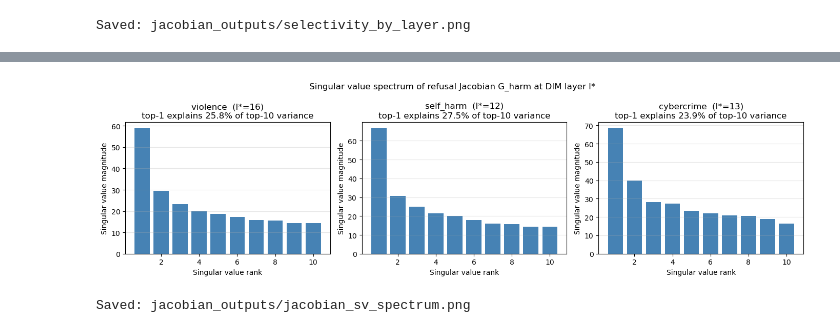
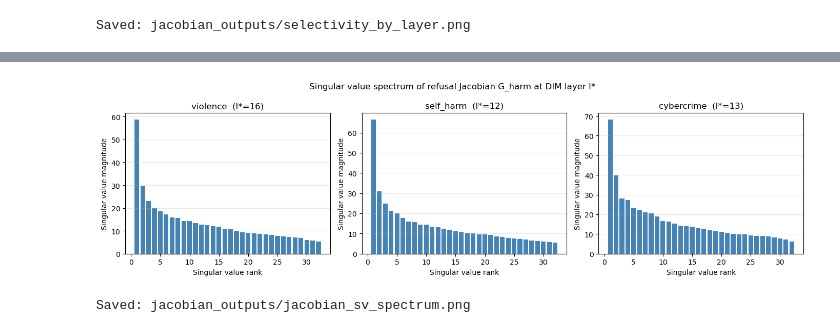
Before and after one commit to sbamit/Geometric-Auditing-Framework, a Jupyter notebook: phase1/01d_jacobian_svd_side_effects.ipynb, the cells around one changed output, grey strips where cells are left out. Drawn from its saved outputs; the diff is of its cells as text; code cells hidden in the pictures.

```diff
--- a/phase1/01d_jacobian_svd_side_effects.ipynb
+++ b/phase1/01d_jacobian_svd_side_effects.ipynb
@@ -305,6 +305,13 @@ Saved to jacobian_outputs/
 # ── Cell 8b (optional): Reload saved Jacobians to skip Cell 8 ─────────────────
 # Uncomment and run this cell instead of Cell 8 if Jacobians were already computed.
 
-# G_harm = torch.load('jacobian_outputs/G_harm.pt', map_location='cpu')
-# G_ben  = torch.load('jacobian_outputs/G_ben.pt',  map_location='cpu')
-# print('Loaded saved Jacobians.')
+G_harm = torch.load('jacobian_outputs/G_harm.pt', map_location='cpu')
+G_ben  = torch.load('jacobian_outputs/G_ben.pt',  map_location='cpu')
+print('Loaded saved Jacobians.')
+
+for cat in TARGET_CATEGORIES:
+    for l in range(NUM_LAYERS):
+        print(f'G_harm[{cat}][{l}].shape = {tuple(G_harm[cat][l].shape)}')
+
+for l in range(NUM_LAYERS):
+    print(f'G_ben[{l}].shape = {tuple(G_ben[l].shape)}')
@@ -348,7 +373,8 @@ for cat in TARGET_CATEGORIES:
 
         # SVD — top-10 singular values
         _, S, _ = torch.linalg.svd(G_h, full_matrices=False)
-        top_sv_layers.append(S[:10].numpy())
+        # top_sv_layers.append(S[:10].numpy())
+        top_sv_layers.append(S[:].numpy())
 
     results[cat] = {
         'alpha_harm'   : np.array(alpha_harm_layers),
@@ -463,30 +480,31 @@ Saved: jacobian_outputs/cross_category_leakage.png
 # %%
 # ── Cell 13: Plot — singular value spectrum of refusal Jacobian at l* ─────────
 # Shows how low-dimensional refusal sensitivity is at the DIM extraction layer.
 # If the top-1 singular value dominates, refusal is nearly one-dimensional
 # and the DIM direction is a good approximation of the full refusal subspace.
 
 fig, axes = plt.subplots(1, 3, figsize=(14, 4))
 
 for ax, cat in zip(axes, TARGET_CATEGORIES):
     l_star = dim_layers[cat]
     sv     = results[cat]['singular_vals'][l_star]   # (10,)
 
     ax.bar(range(1, len(sv) + 1), sv, color='steelblue')
     ax.set_xlabel('Singular value rank')
     ax.set_ylabel('Singular value magnitude')
     ax.grid(True, axis='y', alpha=0.3)
 
-    frac = sv[0] / (sv.sum() + 1e-8)
-    ax.set_title(f'{cat}  (l*={l_star})\ntop-1 explains {frac:.1%} of top-10 variance')
+    # frac = sv[0] / (sv.sum() + 1e-8)
+    # ax.set_title(f'{cat}  (l*={l_star})\ntop-1 explains {frac:.1%} of top-10 variance')
+    ax.set_title(f'{cat}  (l*={l_star})')
 
 plt.suptitle('Singular value spectrum of refusal Jacobian G_harm at DIM layer l*', fontsize=12)
 plt.tight_layout()
 plt.savefig('jacobian_outputs/jacobian_sv_spectrum.png', dpi=150, bbox_inches='tight')
 plt.show()
 print('Saved: jacobian_outputs/jacobian_sv_spectrum.png')
 # %% [output]
-[figure, old version]
+[figure, new version]
 Saved: jacobian_outputs/jacobian_sv_spectrum.png
 # %%
 # ── Cell 14: Per-prompt sensitivity breakdown ──────────────────────────────────
```
Also changed, not shown: parts of 4 cells of this notebook, 3 other files.
